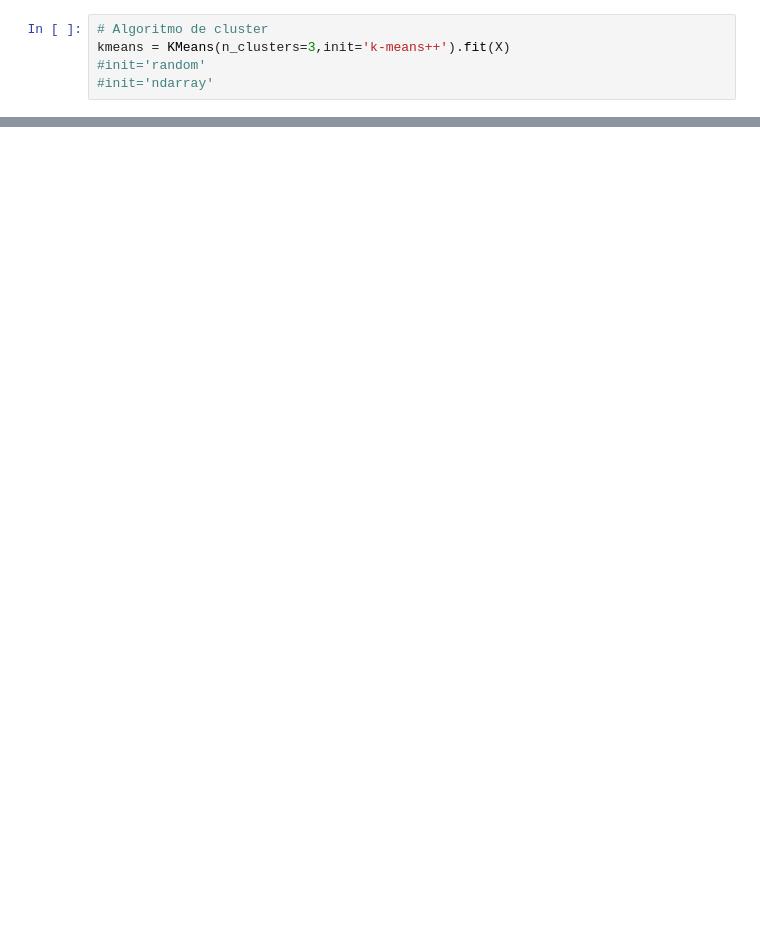
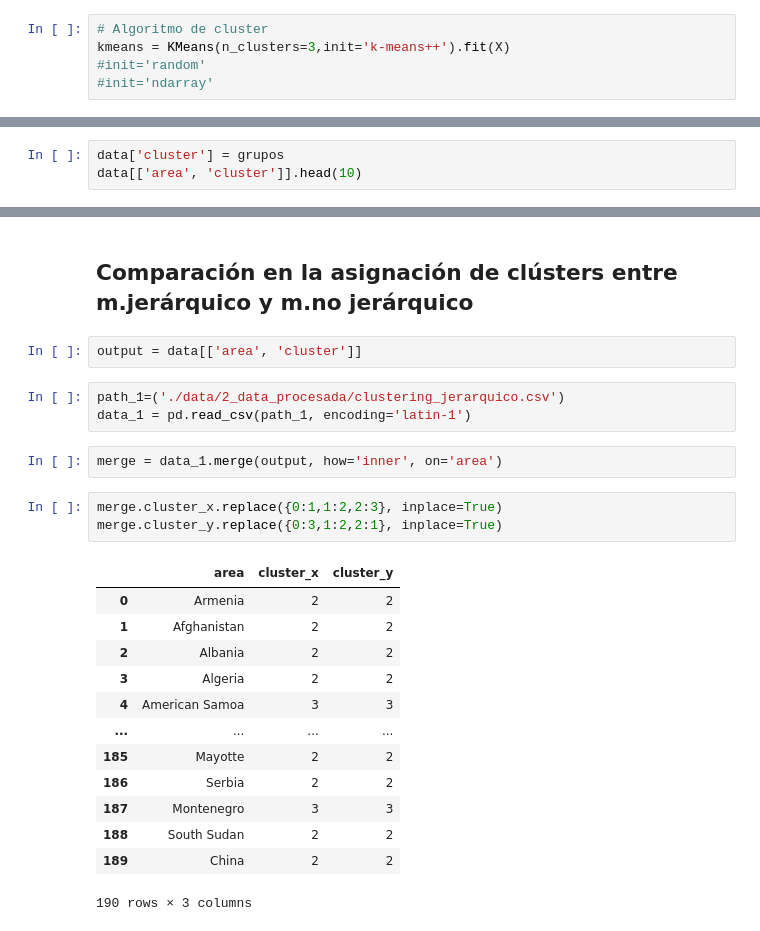
Before and after one commit to patymunoz/clustering, a Jupyter notebook: 2_k-means.ipynb, the cells around one changed output, grey strips where cells are left out. Drawn from its saved outputs; the diff is of its cells as text; blank space fills up the shorter version.

```diff
--- a/2_k-means.ipynb
+++ b/2_k-means.ipynb
@@ -71,0 +85,3 @@ grupos = kmeans.predict(X)#Nos dice que observación pertenece a cada grupo
+# %%
+data['cluster'] = grupos
+data[['area', 'cluster']].head(10)
@@ -152,3 +190,29 @@ new_labels = kmeans.predict(X_new)
 print(new_labels)
 # %% [output]
 [1]
+# %% [markdown]
+## Comparación en la asignación de clústers entre m.jerárquico y m.no jerárquico
+# %%
+output = data[['area', 'cluster']]
+# %%
+path_1=('./data/2_data_procesada/clustering_jerarquico.csv')
+data_1 = pd.read_csv(path_1, encoding='latin-1')
+# %%
+merge = data_1.merge(output, how='inner', on='area')
+# %%
+merge.cluster_x.replace({0:1,1:2,2:3}, inplace=True)
+merge.cluster_y.replace({0:3,1:2,2:1}, inplace=True)
+# %% [output]
+|  | area | cluster_x | cluster_y |
+| 0 | Armenia | 2 | 2 |
+| 1 | Afghanistan | 2 | 2 |
+| 2 | Albania | 2 | 2 |
+| 3 | Algeria | 2 | 2 |
+| 4 | American Samoa | 3 | 3 |
+| ... | ... | ... | ... |
+| 185 | Mayotte | 2 | 2 |
+| 186 | Serbia | 2 | 2 |
+| 187 | Montenegro | 3 | 3 |
+| 188 | South Sudan | 2 | 2 |
+| 189 | China | 2 | 2 |
+190 rows × 3 columns
```
Also changed, not shown: parts of 16 cells of this notebook, 2 other files.
